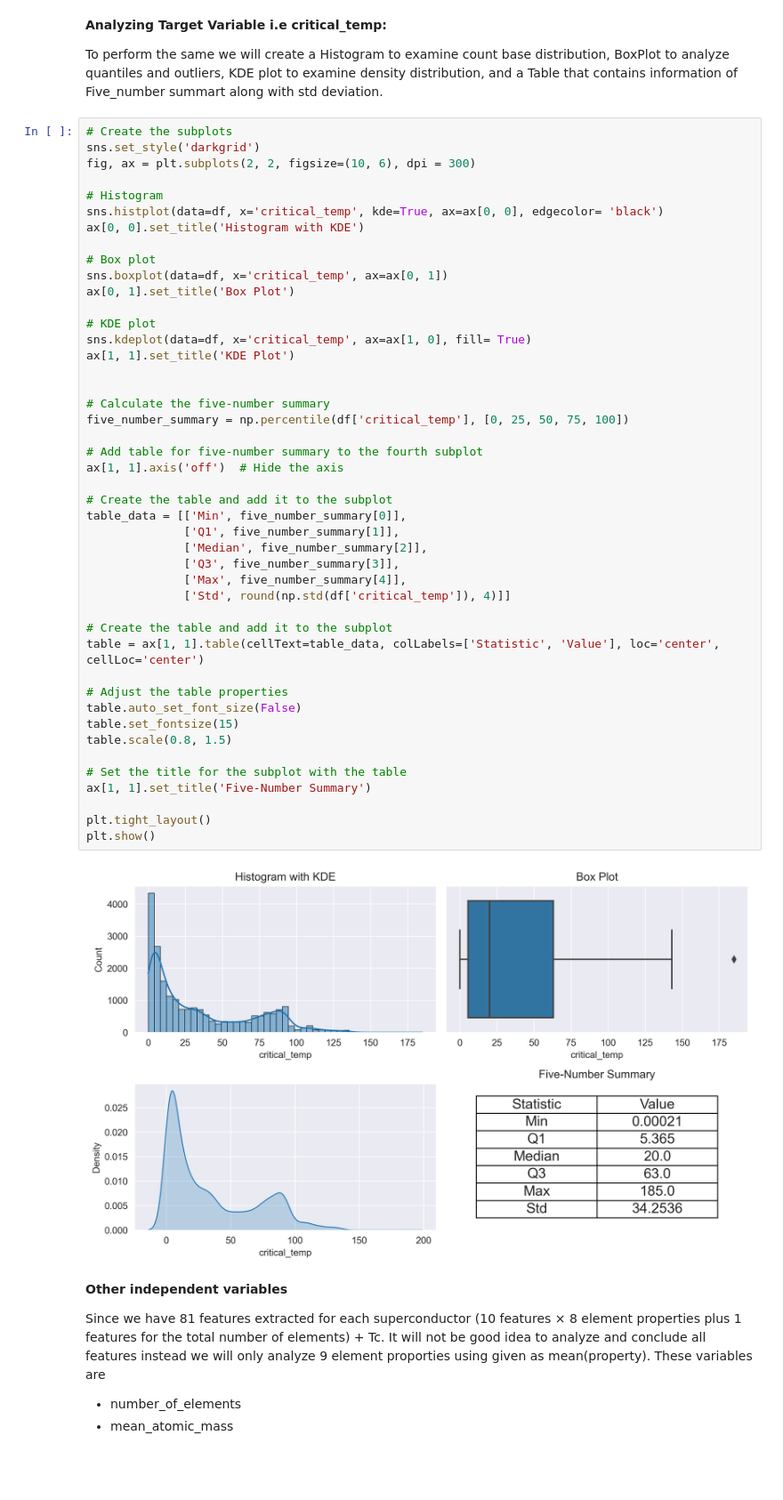
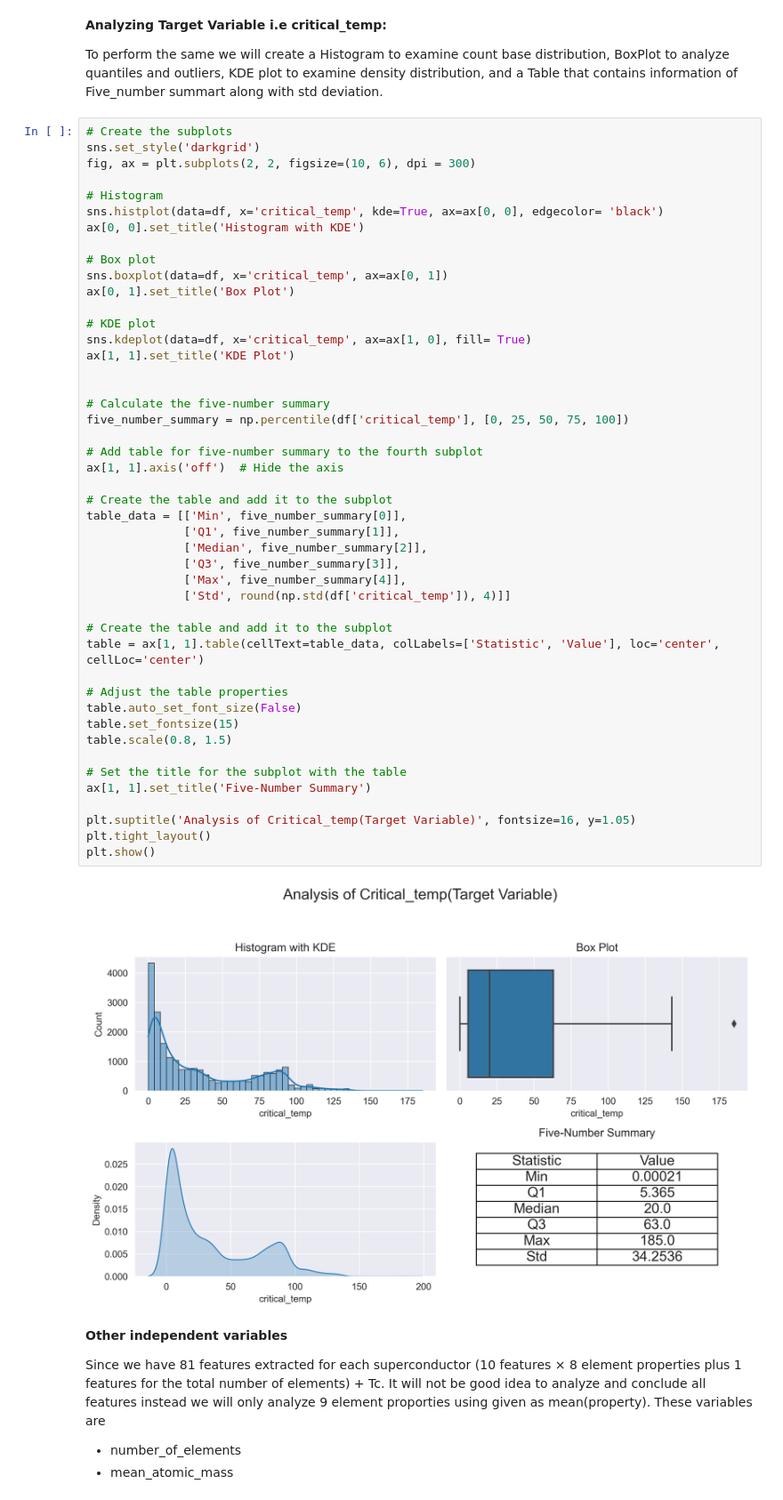
Before and after one commit to MohdSharik99/Predicting_critical_temperature_of_supeconductors, a Jupyter notebook: Experiments.ipynb, the cells around one changed output. Shown at 89% size. Saved outputs shown, nothing was run; the diff lists cells and outputs as text; blank space fills up the shorter version.

```diff
--- a/Experiments.ipynb
+++ b/Experiments.ipynb
@@ -72,34 +74,35 @@ ax[1, 1].set_title('KDE Plot')
 
 
 # Calculate the five-number summary
 five_number_summary = np.percentile(df['critical_temp'], [0, 25, 50, 75, 100])
 
 # Add table for five-number summary to the fourth subplot
 ax[1, 1].axis('off')  # Hide the axis
 
 # Create the table and add it to the subplot
 table_data = [['Min', five_number_summary[0]],
               ['Q1', five_number_summary[1]],
               ['Median', five_number_summary[2]],
               ['Q3', five_number_summary[3]],
               ['Max', five_number_summary[4]],
               ['Std', round(np.std(df['critical_temp']), 4)]]
 
 # Create the table and add it to the subplot
 table = ax[1, 1].table(cellText=table_data, colLabels=['Statistic', 'Value'], loc='center', cellLoc='center')
 
 # Adjust the table properties
 table.auto_set_font_size(False)
 table.set_fontsize(15)
 table.scale(0.8, 1.5)
 
 # Set the title for the subplot with the table
 ax[1, 1].set_title('Five-Number Summary')
 
+plt.suptitle('Analysis of Critical_temp(Target Variable)', fontsize=16, y=1.05)
 plt.tight_layout()
 plt.show()
 # %% [output]
-[figure, old version]
+[figure, new version]
 # %% [markdown]
 **Other independent variables**
 
```
Also changed, not shown: parts of 8 cells of this notebook.
